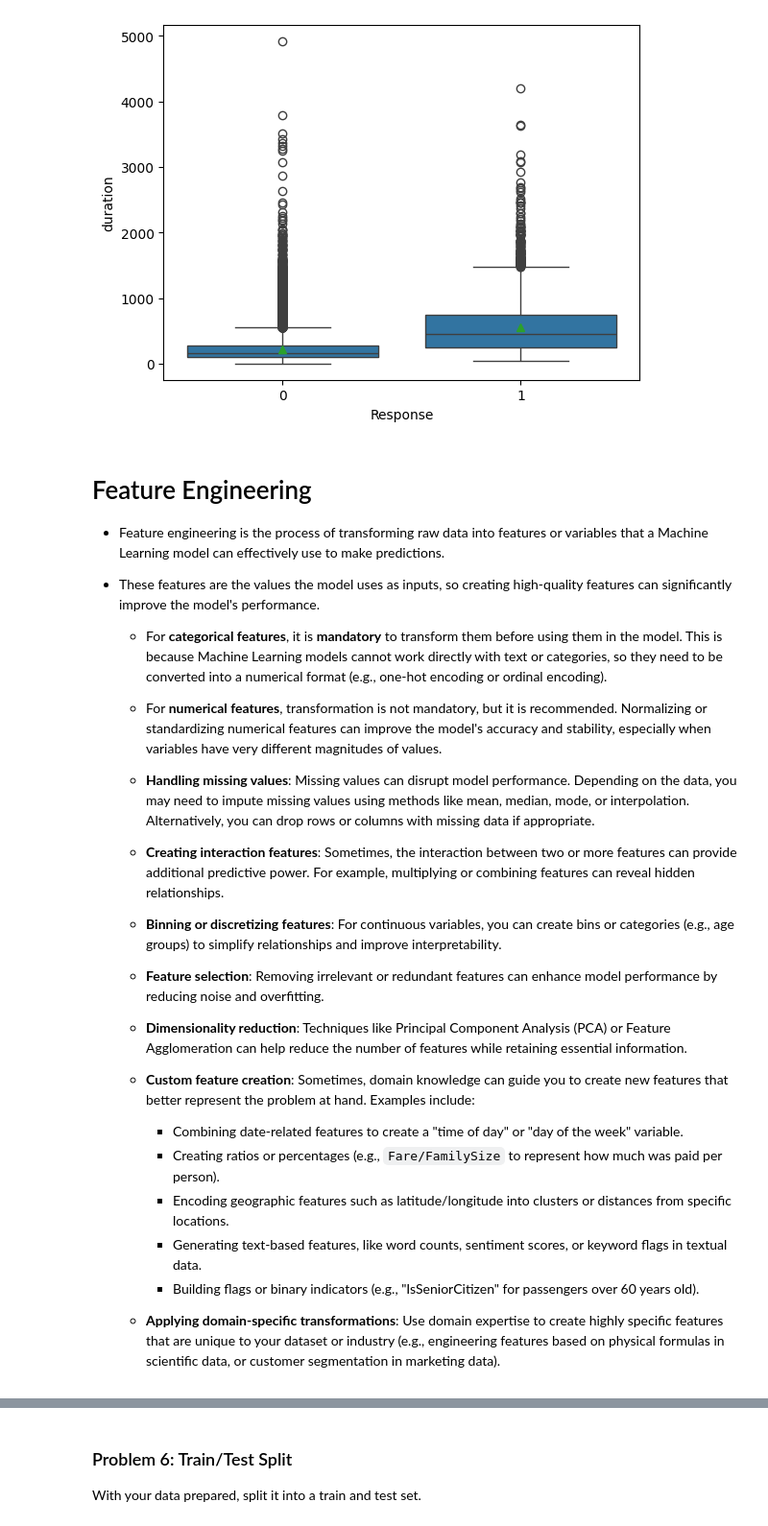
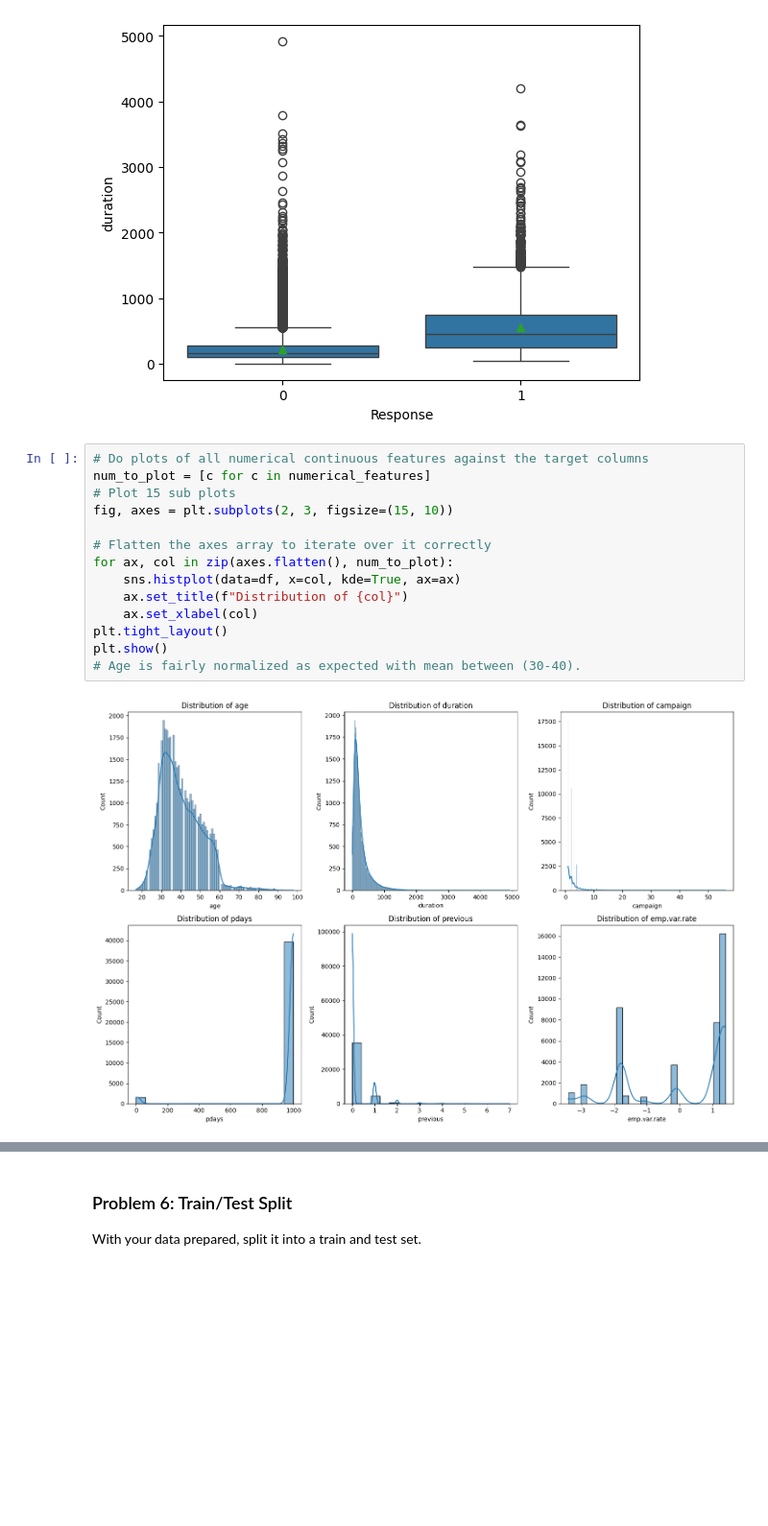
Before and after one commit to Subroy1/MSAI_AllPracticeModules, a Jupyter notebook: Module 17/prompt_III_Assignment17_1.ipynb, the cells around one changed output, grey strips where cells are left out. Shown at 96% size. Drawn from its saved outputs; the diff is of its cells as text; blank space fills up the shorter version.

```diff
--- a/Module 17/prompt_III_Assignment17_1.ipynb
+++ b/Module 17/prompt_III_Assignment17_1.ipynb
@@ -271,32 +324,19 @@ plt.show()
 # Confirmation that lower duration mostly leads to rejection from customer side .
 # %% [output]
 [figure]
-# %% [markdown]
-# Feature Engineering
-
-- Feature engineering is the process of transforming raw data into features or variables that a Machine Learning model can effectively use to make predictions.
-
-- These features are the values the model uses as inputs, so creating high-quality features can significantly improve the model's performance.
-
-  - For **categorical features**, it is **mandatory** to transform them before using them in the model. This is because Machine Learning models cannot work directly with text or categories, so they need to be converted into a numerical format (e.g., one-hot encoding or ordinal encoding).
-
-  - For **numerical features**, transformation is not mandatory, but it is recommended. Normalizing or standardizing numerical features can improve the model's accuracy and stability, especially when variables have very different magnitudes of values.
-
-  - **Handling missing values**: Missing values can disrupt model performance. Depending on the data, you may need to impute missing values using methods like mean, median, mode, or interpolation. Alternatively, you can drop rows or columns with missing data if appropriate.
-
-  - **Creating interaction features**: Sometimes, the interaction between two or more features can provide additional predictive power. For example, multiplying or combining features can reveal hidden relationships.
-
-  - **Binning or discretizing features**: For continuous variables, you can create bins or categories (e.g., age groups) to simplify relationships and improve interpretability.
-
-  - **Feature selection**: Removing irrelevant or redundant features can enhance model performance by reducing noise and overfitting.
-
-  - **Dimensionality reduction**: Techniques like Principal Component Analysis (PCA) or Feature Agglomeration can help reduce the number of features while retaining essential information.
-
-  - **Custom feature creation**: Sometimes, domain knowledge can guide you to create new features that better represent the problem at hand. Examples include:
-    - Combining date-related features to create a "time of day" or "day of the week" variable.
-    - Creating ratios or percentages (e.g., `Fare/FamilySize` to represent how much was paid per person).
-    - Encoding geographic features such as latitude/longitude into clusters or distances from specific locations.
-    - Generating text-based features, like word counts, sentiment scores, or keyword flags in textual data.
-    - Building flags or binary indicators (e.g., "IsSeniorCitizen" for passengers over 60 years old).
-
-  - **Applying domain-specific transformations**: Use domain expertise to create highly specific features that are unique to your dataset or industry (e.g., engineering features based on physical formulas in scientific data, or customer segmentation in marketing data).
+# %%
+# Do plots of all numerical continuous features against the target columns
+num_to_plot = [c for c in numerical_features]
+# Plot 15 sub plots
+fig, axes = plt.subplots(2, 3, figsize=(15, 10))
+
+# Flatten the axes array to iterate over it correctly
+for ax, col in zip(axes.flatten(), num_to_plot):
+    sns.histplot(data=df, x=col, kde=True, ax=ax)
+    ax.set_title(f"Distribution of {col}")
+    ax.set_xlabel(col)
+plt.tight_layout()
+plt.show()
+# Age is fairly normalized as expected with mean between (30-40).
+# %% [output]
+[figure, added]
```
Also changed, not shown: parts of 38 cells of this notebook.
